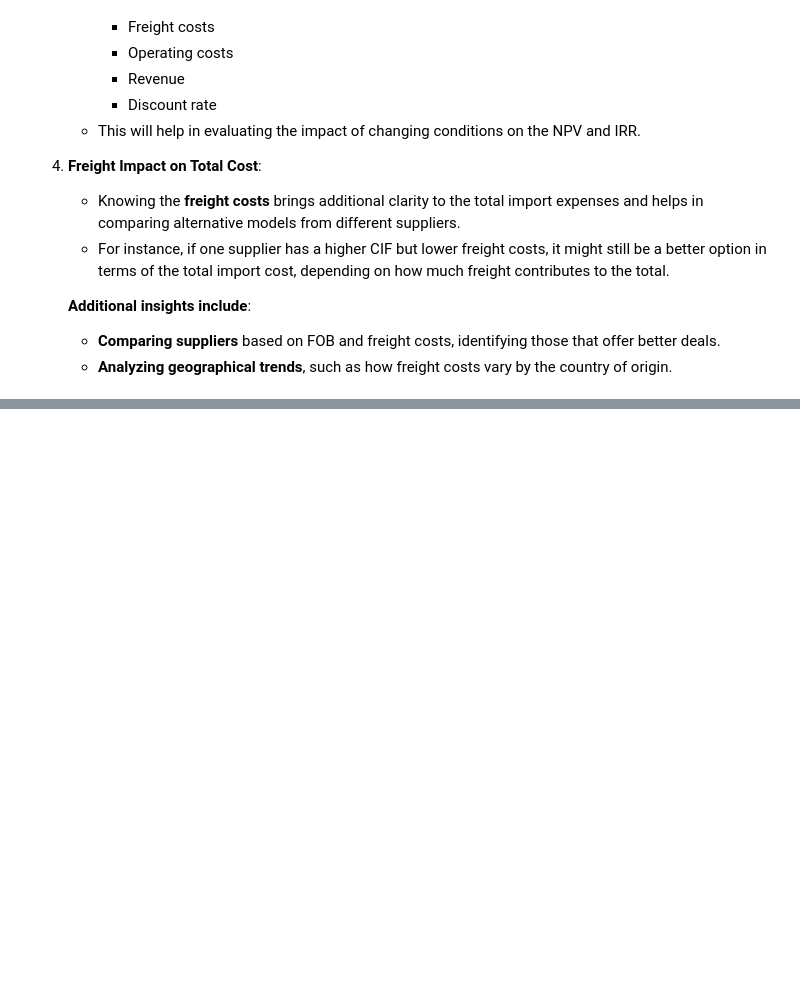
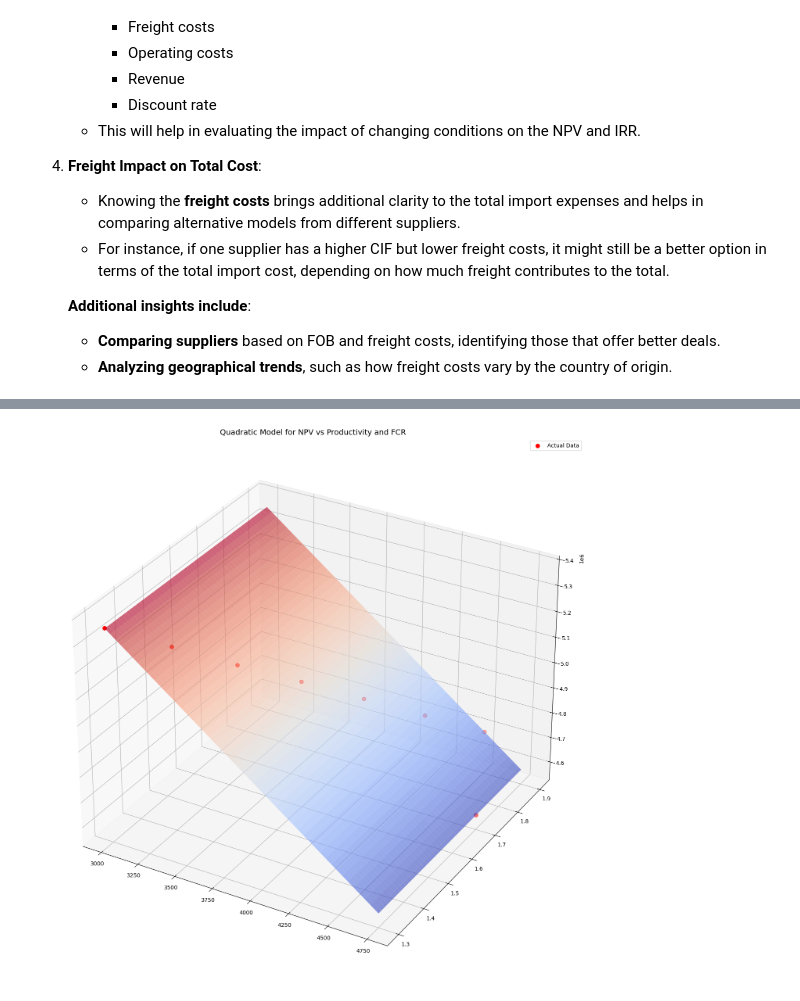
Before and after one commit to luisvinatea/portfolio, a Jupyter notebook: obs_files/asignaturas/tfm/beracqua.ipynb, the cells around one changed output, grey strips where cells are left out. Cells and saved outputs as stored; diff of their text form; code cells hidden in the pictures; blank space fills up the shorter version.

```diff
--- a/obs_files/asignaturas/tfm/beracqua.ipynb
+++ b/obs_files/asignaturas/tfm/beracqua.ipynb
@@ -1518,0 +1776,57 @@ Profitability Index (PI): 0.59
+# %%
+from sklearn.preprocessing import PolynomialFeatures # type: ignore
+from sklearn.linear_model import LinearRegression # type: ignore
+from mpl_toolkits.mplot3d import Axes3D # type: ignore
+
+# Sample data for productivity, FCR, and NPV
+data = {
+    "Productivity (kg/ha)": [3000, 3250, 3500, 3750, 4000, 4250, 4500, 4750],
+    "FCR": [1.3, 1.4, 1.5, 1.6, 1.7, 1.8, 1.9, 1.7],
+    "NPV": [5.355844e+06, 5.244395e+06, 5.132946e+06, 5.026046e+06, 4.915597e+06, 4.805148e+06, 4.694699e+06, 4.584250e+06]  # Placeholder NPV values
+}
+
+df = pd.DataFrame(data)
+
+# Prepare the data for quadratic regression (use values as NumPy arrays)
+X = df[["Productivity (kg/ha)", "FCR"]].values
+y = df["NPV"].values
+
+# Create polynomial features (quadratic terms)
+poly = PolynomialFeatures(degree=2)
+X_poly = poly.fit_transform(X)
+
+# Fit the quadratic model
+model = LinearRegression()
+model.fit(X_poly, y)
+
+# Predict using the model
+y_pred = model.predict(X_poly)
+
+# Create a 3D plot for visualization
+fig = plt.figure(figsize=(28, 18))
+ax = fig.add_subplot(111, projection='3d')
+
+# Scatter plot for the actual data with larger markers and different color
+ax.scatter(df["Productivity (kg/ha)"], df["FCR"], df["NPV"], c='r', marker='o', s=50, label='Actual Data')
+
+# Plot the predicted quadratic surface
+x = np.linspace(df["Productivity (kg/ha)"].min(), df["Productivity (kg/ha)"].max(), 100)
+fcr = np.linspace(df["FCR"].min(), df["FCR"].max(), 100)
+X_grid, FCR_grid = np.meshgrid(x, fcr)
+Z = model.predict(poly.transform(np.c_[X_grid.ravel(), FCR_grid.ravel()])).reshape(X_grid.shape)
+
+# Use a simpler colormap and no grid lines on the surface plot
+ax.plot_surface(X_grid, FCR_grid, Z, alpha=0.6, cmap='coolwarm', edgecolor='none')
+
+# Increase font size and set labels
+ax.set_xlabel('', fontsize=12)
+ax.set_ylabel('', fontsize=12)
+ax.set_zlabel('', fontsize=12)
+ax.set_title('Quadratic Model for NPV vs Productivity and FCR', fontsize=14)
+
+# Show legend for data points
+ax.legend()
+
+plt.show()
+# %% [output]
+[figure, added]
```
Also changed, not shown: parts of 27 cells of this notebook, 23 other files.
